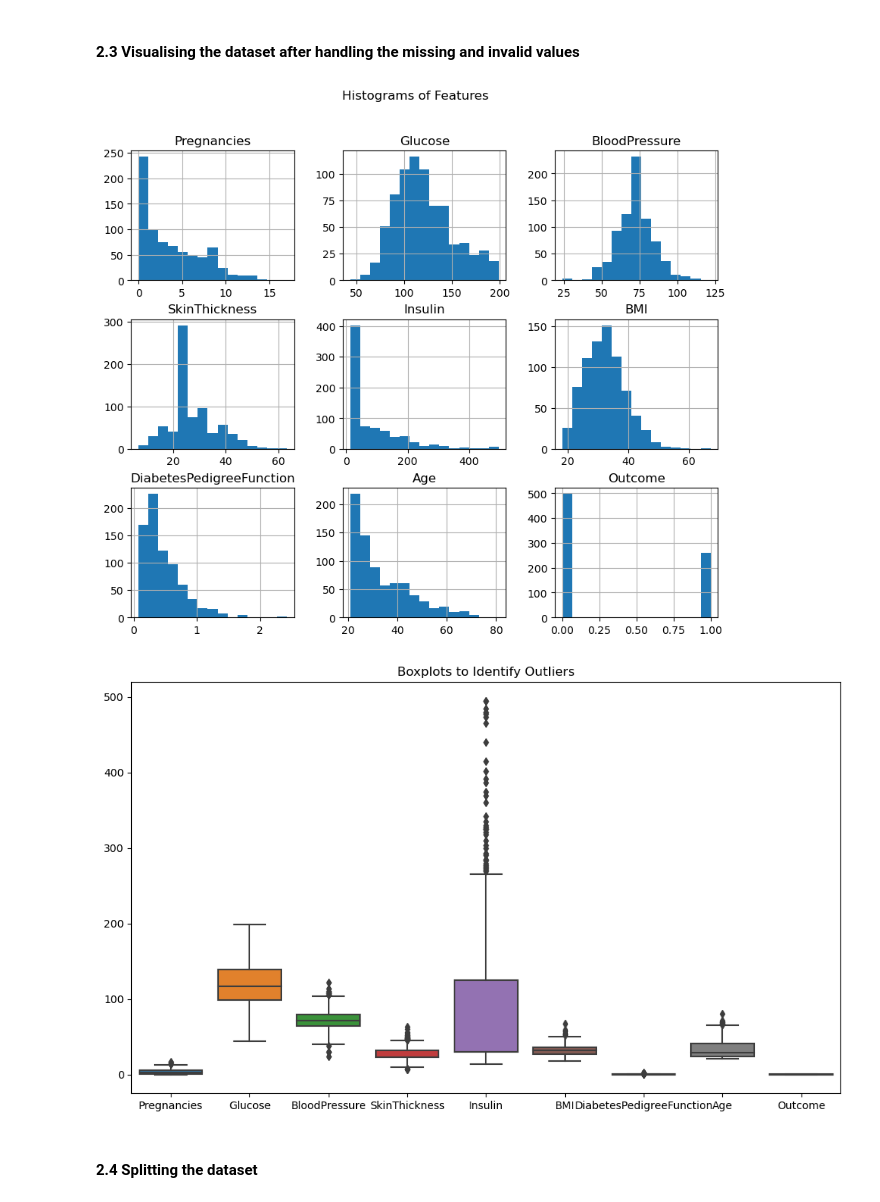
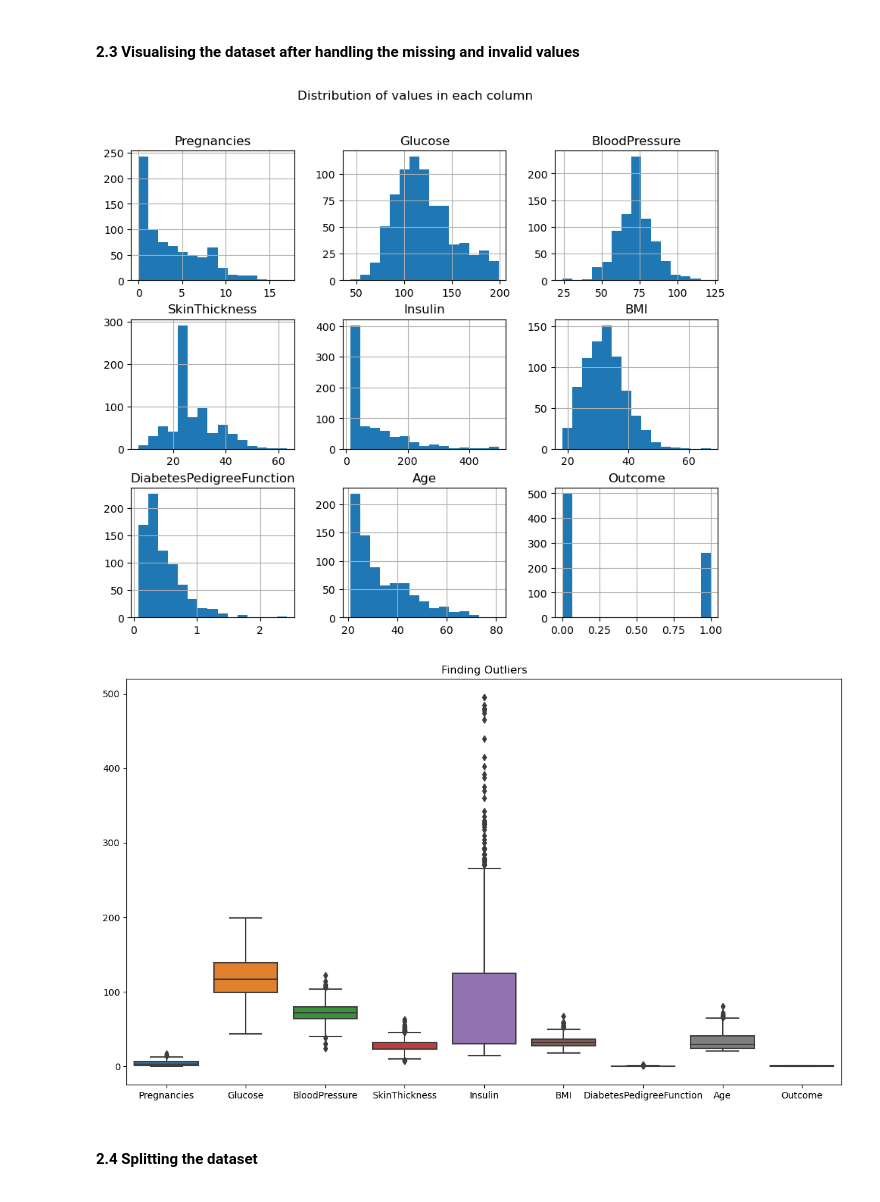
Before and after one commit to SuhirthaRavindran/DeepLearningFundamentals, a Jupyter notebook: a1903155_SuhirthaRavindran_assign1.ipynb, the cells around one changed output. Saved outputs shown, nothing was run; the diff lists cells and outputs as text; code cells hidden in the pictures.

```diff
--- a/a1903155_SuhirthaRavindran_assign1.ipynb
+++ b/a1903155_SuhirthaRavindran_assign1.ipynb
@@ -79,8 +79,8 @@ plt.show()
 ##### 2.1.2 Average Insulin Levels by Outcome
 # %%
 for i in df.columns[:-1]:
-    grouped_data = df.groupby("Outcome")[i].mean()
-    plt.bar(x=grouped_data.index, height=grouped_data.values)
+    group = df.groupby("Outcome")[i].mean()
+    plt.bar(x=group.index, height=group.values)
     plt.xlabel("Outcome")
     plt.ylabel("Average "+i)
     plt.title("Average "+i+" Levels by Outcome")
@@ -246,17 +246,17 @@ df
 # %%
 # Visualising the distribution of values in each column using Histogram
 df.hist(bins=15, figsize=(10, 8))
-plt.suptitle("Histograms of Features")
+plt.suptitle("Distribution of values in each column")
 plt.show()
 
 # Visualising each column to find the outliers using Boxplot
-plt.figure(figsize=(12, 7))
+plt.figure(figsize=(14, 8))
 sns.boxplot(data=df)
-plt.title("Boxplots to Identify Outliers")
+plt.title("Finding Outliers")
 plt.show()
 # %% [output]
-[figure, old version]
+[figure, new version]
-[figure, old version]
+[figure, new version]
 # %% [markdown]
 #### 2.4 Splitting the dataset
 # %% [markdown]
```
Also changed, not shown: parts of 11 cells of this notebook.
